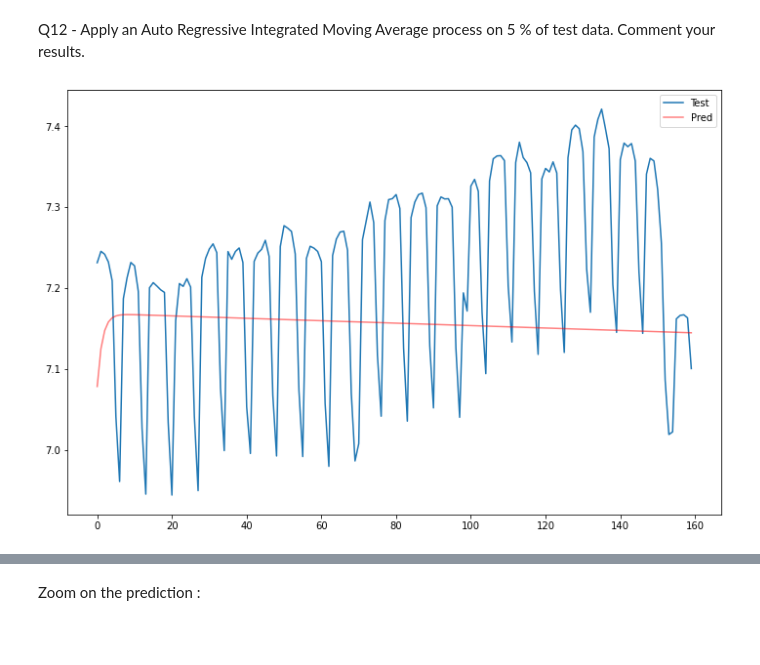
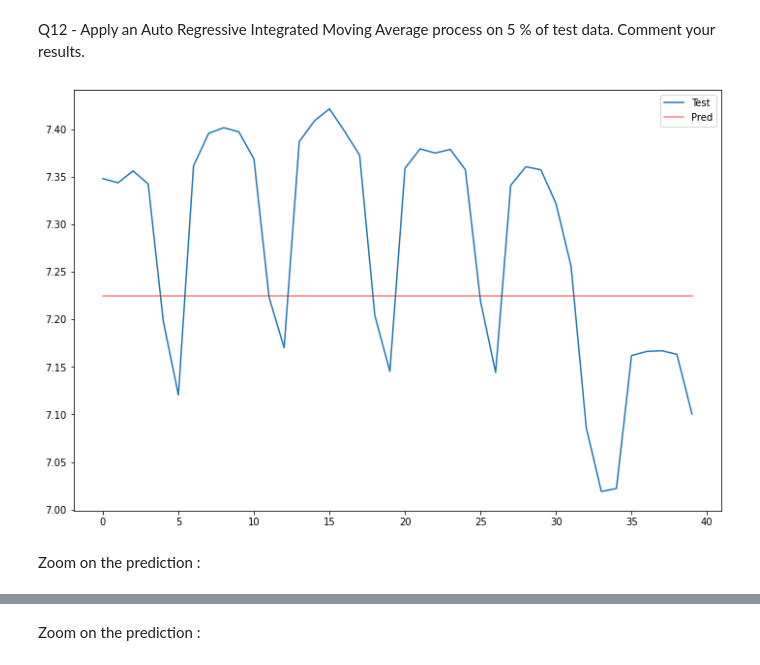
Before and after one commit to dohaicuong/big-data-analysis, a Jupyter notebook: src/lab4/3. Electricity-Consumption-Prediction.ipynb, the cells around one changed output, grey strips where cells are left out. Cells and saved outputs as stored; diff of their text form; code cells hidden in the pictures; blank space fills up the shorter version.

```diff
--- a/src/lab4/3. Electricity-Consumption-Prediction.ipynb
+++ b/src/lab4/3. Electricity-Consumption-Prediction.ipynb
@@ -273,8 +273,8 @@ history = [x for x in train]
 predictions = []
 
 for t in range(len(test)):
-    model = AutoReg(history, lags = [1, 11, 12]).fit()
-    model_fit = model.fit(disp=0)
+    model = AutoReg(history, lags = [1])
+    model_fit = model.fit()
     output = model_fit.forecast()
     yhat = output[0]
     predictions.append(yhat)
@@ -312,16 +310,16 @@ The AR model is not performing well.
 # %% [markdown]
 Q11 - Apply an Auto Regressive Moving Average process on 20 % of test data. Comment your results.
 # %%
-from statsmodels.tsa.arima_model import ARMA
+from statsmodels.tsa.arima.model import ARIMA
 
-size = ...
+size = int(len(series) * 0.8)
 train, test = series[0:size], series[size:len(series)]
 history = [x for x in train]
 predictions = []
 
 for t in range(len(test)):
-    model = ...
-    model_fit = model.fit(disp=0)
+    model = ARIMA(history)
+    model_fit = model.fit()
     output = model_fit.forecast()
     yhat = output[0]
     predictions.append(yhat)
@@ -358,16 +357,16 @@ We improved the Mean Squared Error just a little.
 # %% [markdown]
 Q12 - Apply an Auto Regressive Integrated Moving Average process on 5 % of test data. Comment your results.
 # %%
-from statsmodels.tsa.arima_model import ARIMA
+from statsmodels.tsa.arima.model import ARIMA
 
-size = ...
+size = int(len(series) * 0.95)
 train, test = series[:size], series[size:]
 history = [x for x in train]
 predictions = []
 
 for t in range(len(test)):
-    model = ...
-    model_fit = model.fit(disp=0)
+    model = ARIMA(history)
+    model_fit = model.fit()
     output = model_fit.forecast()
     yhat = output[0]
     predictions.append(yhat)
@@ -376,8 +375,11 @@ for t in range(len(test)):
 # %%
 # Plot
 plt.figure(figsize=(12,8))
-...
+plt.plot(test, label="Test")
+plt.plot(np.array(predictions).reshape(1,-1)[0], color='red',alpha=0.5, label="Pred")
 plt.legend()
 plt.show()
 # %% [output]
-[figure, old version]
+[figure, new version]
+# %% [markdown]
+Zoom on the prediction :
```
Also changed, not shown: parts of 22 cells of this notebook.
